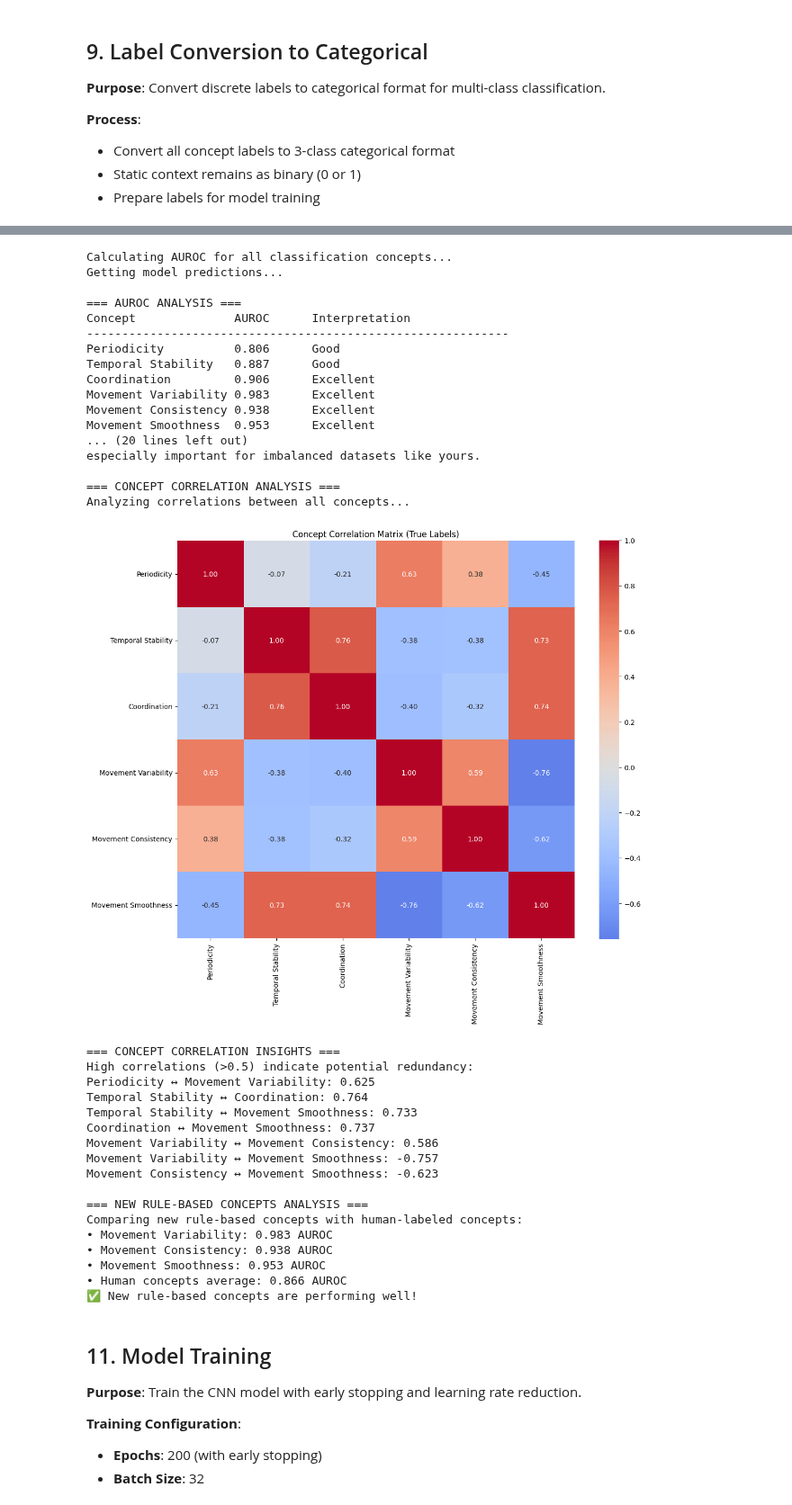
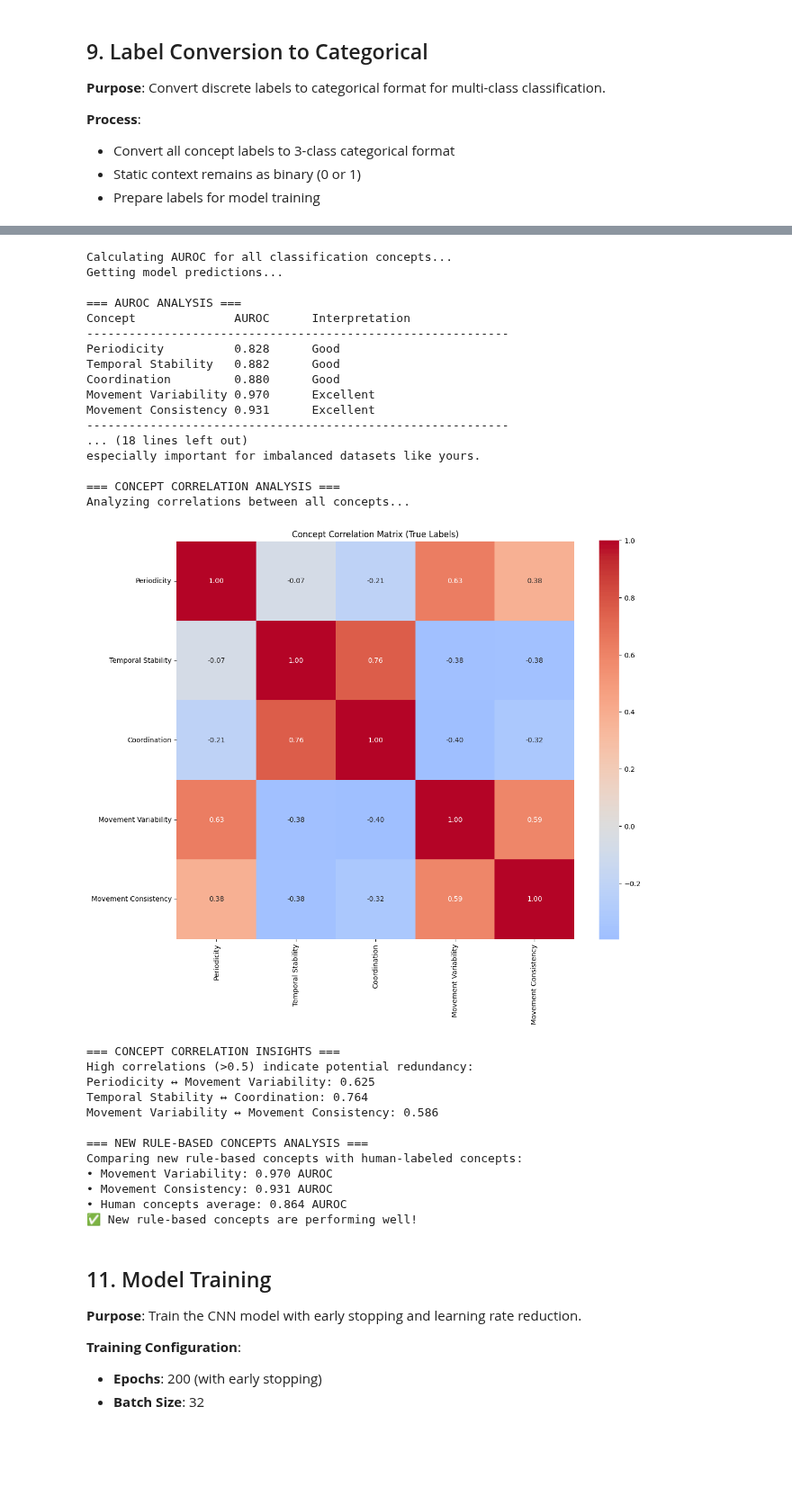
Before and after one commit to tudormatei/dsai-project, a Jupyter notebook: model-training/quick_train_cnn.ipynb, the cells around one changed output, grey strips where cells are left out. Shown at 90% size. Drawn from its saved outputs; the diff is of its cells as text; code cells hidden in the pictures; blank space fills up the shorter version.

```diff
--- a/model-training/quick_train_cnn.ipynb
+++ b/model-training/quick_train_cnn.ipynb
@@ -601,14 +408,14 @@ def build_optimized_cnn(input_shape, n_classes_p, n_classes_t, n_classes_c, n_cl
 # %%
 # Extract windows
 print("Extracting windows...")
-X, y_p, y_t, y_c, y_mv, y_mc, y_ms, y_sp = extract_windows_robust(df_sensor, df_windows)
+X, y_p, y_t, y_c, y_mv, y_mc  = extract_windows_robust(df_sensor, df_windows)
 
 print(f"Extracted {len(X)} windows")
 print(f"Window shape: {X.shape}")
 print(f"Label distributions:")
 # Show all 3 classes explicitly (0, 1, 2) for classification concepts
-concepts = ['Periodicity', 'Temporal Stability', 'Coordination', 'Movement Variability', 'Movement Consistency', 'Movement Smoothness']
-labels = [y_p, y_t, y_c, y_mv, y_mc, y_ms]
+concepts = ['Periodicity', 'Temporal Stability', 'Coordination', 'Movement Variability', 'Movement Consistency']
+labels = [y_p, y_t, y_c, y_mv, y_mc]
 
 for concept, label in zip(concepts, labels):
     counts = np.bincount((label * 2).astype(int), minlength=3)  # Convert [0.0, 0.5, 1.0] to [0, 1, 2]
@@ -765,17 +565,13 @@ Movement Smoothness:
 # %%
 # Apply augmentation
 print("Augmenting training data...")
-X_train_aug, y_p_train_aug, y_t_train_aug, y_c_train_aug, y_mv_train_aug, y_mc_train_aug, y_ms_train_aug, y_sp_train_aug = augment_dataset(
-    X_train, y_p_train, y_t_train, y_c_train, y_mv_train, y_mc_train, y_ms_train, y_sp_train, factor=20
+X_train_aug, y_p_train_aug, y_t_train_aug, y_c_train_aug, y_mv_train_aug, y_mc_train_aug = augment_dataset(
+    X_train, y_p_train, y_t_train, y_c_train, y_mv_train, y_mc_train, factor=20
 )
-
-# Convert static posture to binary context for augmented data
-y_sp_context_train_aug = (y_sp_train_aug > 0).astype(int)
 
 print(f"Original train: {len(X_train)} windows")
 print(f"Augmented train: {len(X_train_aug)} windows")
 print(f"Augmentation factor: {len(X_train_aug) / len(X_train):.1f}x")
-print(f"Static context train aug: {np.bincount(y_sp_context_train_aug)}")
 # %% [output]
 Augmenting training data...
 Original train: 112 windows
@@ -836,7 +621,7 @@ print("Updating model compilation for new rule-based concepts...")
 # Rebuild model with updated architecture (all concepts now classification)
 model = build_optimized_cnn(
     input_shape=(X_train_aug.shape[1], X_train_aug.shape[2]),
-    n_classes_p=3, n_classes_t=3, n_classes_c=3, n_classes_mv=3, n_classes_mc=3, n_classes_ms=3,
+    n_classes_p=3, n_classes_t=3, n_classes_c=3, n_classes_mv=3, n_classes_mc=3,
     contextual_config=contextual_config
 )
 
@@ -849,18 +634,14 @@ model.compile(
         'coordination': 'categorical_crossentropy',
         'movement_variability': 'categorical_crossentropy',
         'movement_consistency': 'categorical_crossentropy',
-        'movement_smoothness': 'categorical_crossentropy',
-        'static_context': 'binary_crossentropy',
     },
-    loss_weights={'periodicity': 1.0, 'temporal_stability': 1.0, 'coordination': 1.0, 'movement_variability': 1.0, 'movement_consistency': 1.0, 'movement_smoothness': 1.0, 'static_context': 0.5},
+    loss_weights={'periodicity': 1.0, 'temporal_stability': 1.0, 'coordination': 1.0, 'movement_variability': 1.0, 'movement_consistency': 1.0},
     metrics={
         'periodicity': ['accuracy'],
         'temporal_stability': ['accuracy'],
         'coordination': ['accuracy'],
         'movement_variability': ['accuracy'],
         'movement_consistency': ['accuracy'],
-        'movement_smoothness': ['accuracy'],
-        'static_context': ['accuracy'],
     }
 )
 
@@ -881,26 +658,20 @@ print("Preparing training data with new rule-based concepts...")
 # All concepts are now categorical (3-bin classification)
 print(f"Movement variability train distribution: {np.bincount(y_mv_train_aug.astype(int))}")
 print(f"Movement consistency train distribution: {np.bincount(y_mc_train_aug.astype(int))}")
-print(f"Movement smoothness train distribution: {np.bincount(y_ms_train_aug.astype(int))}")
 print(f"Movement variability test distribution: {np.bincount(y_mv_test.astype(int))}")
 print(f"Movement consistency test distribution: {np.bincount(y_mc_test.astype(int))}")
-print(f"Movement smoothness test distribution: {np.bincount(y_ms_test.astype(int))}")
 
 # Prepare training data with categorical concepts
 train_data = [
     y_p_train_cat, y_t_train_cat, y_c_train_cat,
     y_mv_train_cat,  # Categorical values for classification
     y_mc_train_cat,  # Categorical values for classification
-    y_ms_train_cat,  # Categorical values for classification
-    y_sp_context_train_cat
 ]
 
 test_data = [
     y_p_test_cat, y_t_test_cat, y_c_test_cat,
     y_mv_test_cat,  # Categorical values for classification
     y_mc_test_cat,  # Categorical values for classification
-    y_ms_test_cat,  # Categorical values for classification
-    y_sp_context_test_cat
 ]
 
 print("Training data prepared with new rule-based concepts")
@@ -1019,7 +783,6 @@ temporal_stability_proba = predictions[1]  # Shape: (n_samples, 3)
 coordination_proba = predictions[2]  # Shape: (n_samples, 3)
 movement_variability_proba = predictions[3]  # Shape: (n_samples, 3)
 movement_consistency_proba = predictions[4]  # Shape: (n_samples, 3)
-movement_smoothness_proba = predictions[5]  # Shape: (n_samples, 3)
 
 # Calculate AUROC for each classification concept
 classification_concepts = [
@@ -1028,7 +791,6 @@ classification_concepts = [
     ('Coordination', coordination_true, coordination_proba),
     ('Movement Variability', movement_variability_true, movement_variability_proba),
     ('Movement Consistency', movement_consistency_true, movement_consistency_proba),
-    ('Movement Smoothness', movement_smoothness_true, movement_smoothness_proba)
 ]
 
 auroc_scores = {}
@@ -1077,8 +839,8 @@ print(f"\n=== AUROC vs ACCURACY COMPARISON ===")
 print(f"{'Concept':<20} {'Accuracy':<10} {'AUROC':<10} {'Difference'}")
 print("-" * 60)
 
-accuracy_scores = [periodicity_acc, temporal_stability_acc, coordination_acc, movement_variability_acc, movement_consistency_acc, movement_smoothness_acc]
-concept_names = ['Periodicity', 'Temporal Stability', 'Coordination', 'Movement Variability', 'Movement Consistency', 'Movement Smoothness']
+accuracy_scores = [periodicity_acc, temporal_stability_acc, coordination_acc, movement_variability_acc, movement_consistency_acc, ]
+concept_names = ['Periodicity', 'Temporal Stability', 'Coordination', 'Movement Variability', 'Movement Consistency']
 
 for i, (name, acc, auroc) in enumerate(zip(concept_names, accuracy_scores, list(auroc_scores.values()))):
     diff = auroc - acc
@@ -1094,7 +856,7 @@ print("Analyzing correlations between all concepts...")
 # Create correlation matrix of true labels
 concept_labels = np.column_stack([
     periodicity_true, temporal_stability_true, coordination_true,
-    movement_variability_true, movement_consistency_true, movement_smoothness_true
+    movement_variability_true, movement_consistency_true
 ])
 
 correlation_matrix = np.corrcoef(concept_labels.T)
@@ -1117,59 +879,53 @@ plt.show()
 # Print correlation insights
 print("=== CONCEPT CORRELATION INSIGHTS ===")
 print("High correlations (>0.5) indicate potential redundancy:")
 for i in range(len(concept_names)):
     for j in range(i+1, len(concept_names)):
         corr = correlation_matrix[i, j]
         if abs(corr) > 0.5:
             print(f"{concept_names[i]} ↔ {concept_names[j]}: {corr:.3f}")
 
 print(f"\n=== NEW RULE-BASED CONCEPTS ANALYSIS ===")
 print("Comparing new rule-based concepts with human-labeled concepts:")
 print(f"• Movement Variability: {auroc_scores.get('Movement Variability', 0):.3f} AUROC")
 print(f"• Movement Consistency: {auroc_scores.get('Movement Consistency', 0):.3f} AUROC")
-print(f"• Movement Smoothness: {auroc_scores.get('Movement Smoothness', 0):.3f} AUROC")
 print(f"• Human concepts average: {np.mean([auroc_scores.get('Periodicity', 0), auroc_scores.get('Temporal Stability', 0), auroc_scores.get('Coordination', 0)]):.3f} AUROC")
 
-rule_avg = np.mean([auroc_scores.get('Movement Variability', 0), auroc_scores.get('Movement Consistency', 0), auroc_scores.get('Movement Smoothness', 0)])
+rule_avg = np.mean([auroc_scores.get('Movement Variability', 0), auroc_scores.get('Movement Consistency', 0)])
 if rule_avg > 0.7:
     print("✅ New rule-based concepts are performing well!")
 else:
     print("⚠️  New rule-based concepts may need further refinement")
 # %% [output]
 Calculating AUROC for all classification concepts...
 Getting model predictions...
 
 === AUROC ANALYSIS ===
 Concept              AUROC      Interpretation
 ------------------------------------------------------------
-Periodicity          0.806      Good
-Temporal Stability   0.887      Good
-Coordination         0.906      Excellent
-Movement Variability 0.983      Excellent
-Movement Consistency 0.938      Excellent
-Movement Smoothness  0.953      Excellent
-... (20 lines left out)
+Periodicity          0.828      Good
+Temporal Stability   0.882      Good
+Coordination         0.880      Good
+Movement Variability 0.970      Excellent
+Movement Consistency 0.931      Excellent
+------------------------------------------------------------
+... (18 lines left out)
 especially important for imbalanced datasets like yours.
 
 === CONCEPT CORRELATION ANALYSIS ===
 Analyzing correlations between all concepts...
-[figure, old version]
+[figure, new version]
 === CONCEPT CORRELATION INSIGHTS ===
 High correlations (>0.5) indicate potential redundancy:
 Periodicity ↔ Movement Variability: 0.625
 Temporal Stability ↔ Coordination: 0.764
-Temporal Stability ↔ Movement Smoothness: 0.733
-Coordination ↔ Movement Smoothness: 0.737
 Movement Variability ↔ Movement Consistency: 0.586
-Movement Variability ↔ Movement Smoothness: -0.757
-Movement Consistency ↔ Movement Smoothness: -0.623
 
 === NEW RULE-BASED CONCEPTS ANALYSIS ===
 Comparing new rule-based concepts with human-labeled concepts:
-• Movement Variability: 0.983 AUROC
-• Movement Consistency: 0.938 AUROC
-• Movement Smoothness: 0.953 AUROC
-• Human concepts average: 0.866 AUROC
+• Movement Variability: 0.970 AUROC
+• Movement Consistency: 0.931 AUROC
+• Human concepts average: 0.864 AUROC
 ✅ New rule-based concepts are performing well!
 # %% [markdown]
 ## 11. Model Training
```
Also changed, not shown: parts of 17 cells of this notebook, 4 other files.
